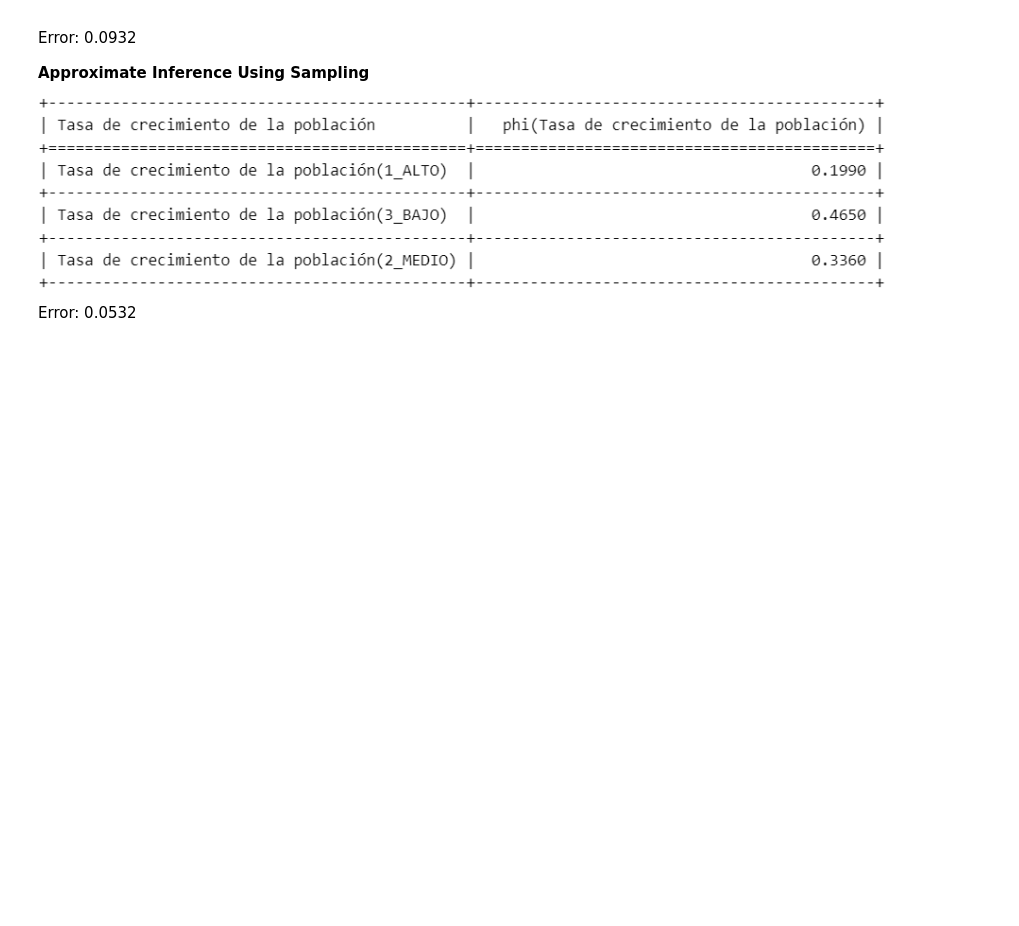
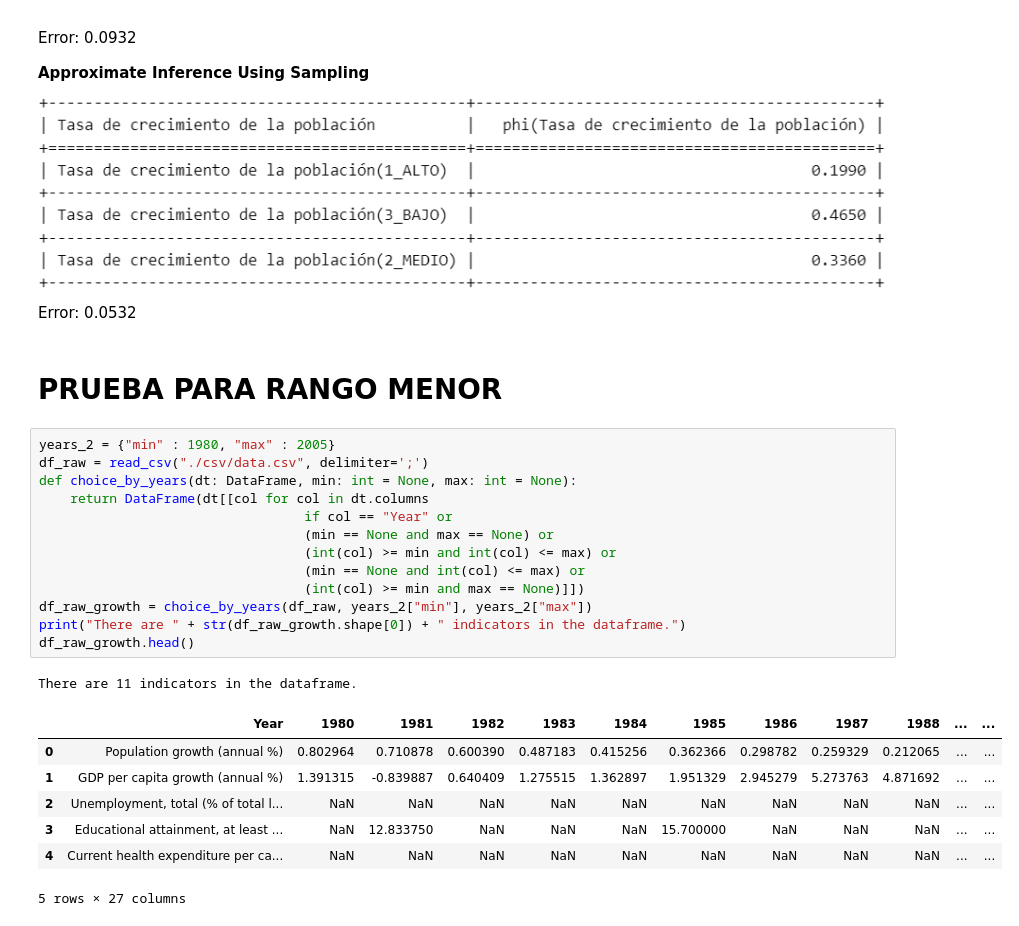
Before and after one commit to luchersol/Redes-Bayesianas, a Jupyter notebook: Redes_Bayesianas.ipynb, the cells around one changed output. Drawn from its saved outputs; the diff is of its cells as text; blank space fills up the shorter version.

Commit message:
Añadir prueba con menos datos y función para escoger en un intervalo de años

```diff
--- a/Redes_Bayesianas.ipynb
+++ b/Redes_Bayesianas.ipynb
@@ -305,3 +305,27 @@ __Approximate Inference Using Sampling__
 ![image-2.png](attachment:image-2.png)
 
 Error: 0.0532
+# %% [markdown]
+# PRUEBA PARA RANGO MENOR
+# %%
+years_2 = {"min" : 1980, "max" : 2005}
+df_raw = read_csv("./csv/data.csv", delimiter=';')
+def choice_by_years(dt: DataFrame, min: int = None, max: int = None):
+    return DataFrame(dt[[col for col in dt.columns
+                                  if col == "Year" or
+                                  (min == None and max == None) or
+                                  (int(col) >= min and int(col) <= max) or
+                                  (min == None and int(col) <= max) or
+                                  (int(col) >= min and max == None)]])
+df_raw_growth = choice_by_years(df_raw, years_2["min"], years_2["max"])
+print("There are " + str(df_raw_growth.shape[0]) + " indicators in the dataframe.")
+df_raw_growth.head()
+# %% [output]
+There are 11 indicators in the dataframe.
+|  | Year | 1980 | 1981 | 1982 | 1983 | 1984 | 1985 | 1986 | 1987 | 1988 | ... | ... |
+| 0 | Population growth (annual %) | 0.802964 | 0.710878 | 0.600390 | 0.487183 | 0.415256 | 0.362366 | 0.298782 | 0.259329 | 0.212065 | ... | ... |
+| 1 | GDP per capita growth (annual %) | 1.391315 | -0.839887 | 0.640409 | 1.275515 | 1.362897 | 1.951329 | 2.945279 | 5.273763 | 4.871692 | ... | ... |
+| 2 | Unemployment, total (% of total l... | NaN | NaN | NaN | NaN | NaN | NaN | NaN | NaN | NaN | ... | ... |
+| 3 | Educational attainment, at least ... | NaN | 12.833750 | NaN | NaN | NaN | 15.700000 | NaN | NaN | NaN | ... | ... |
+| 4 | Current health expenditure per ca... | NaN | NaN | NaN | NaN | NaN | NaN | NaN | NaN | NaN | ... | ... |
+5 rows × 27 columns
```
Also changed, not shown: parts of 9 cells of this notebook, 11 other files.
